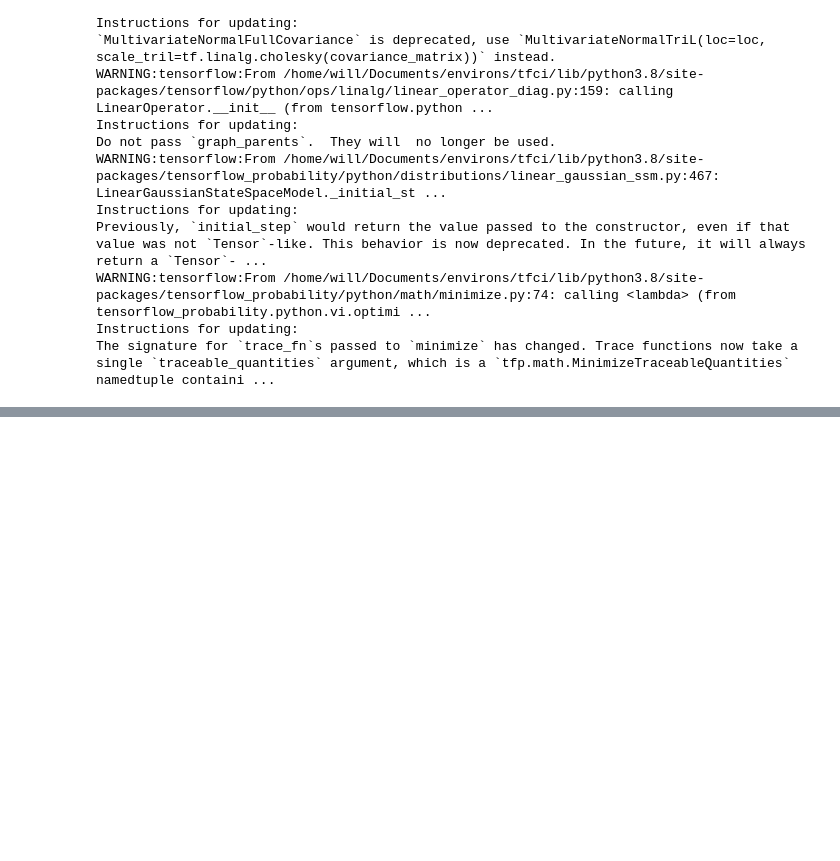
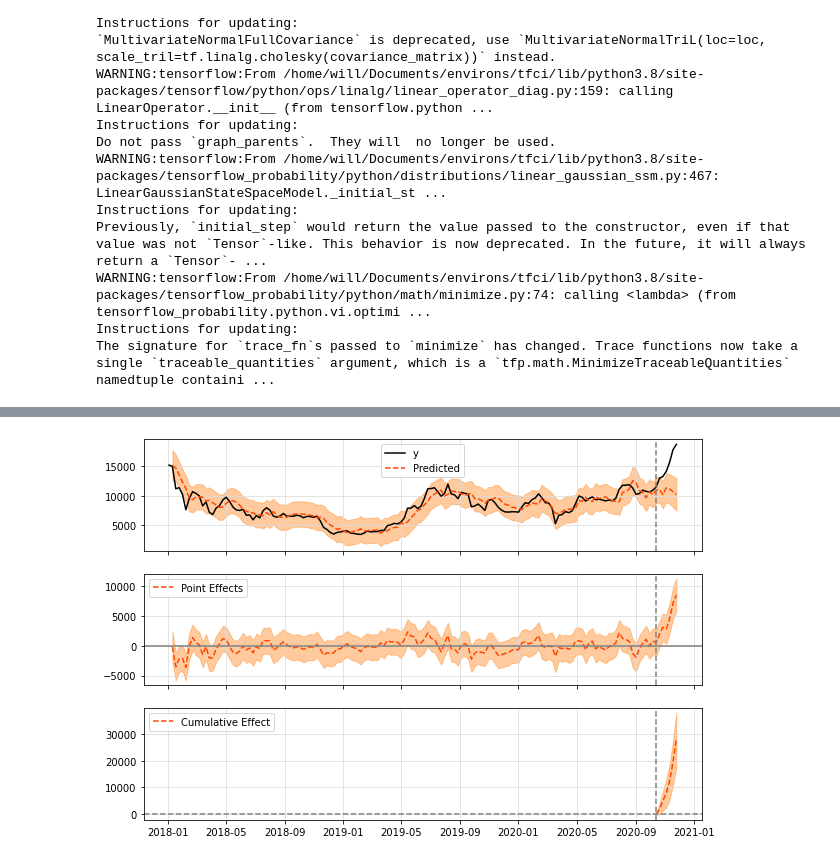
Before and after one commit to WillianFuks/tfcausalimpact, a Jupyter notebook: notebooks/getting_started.ipynb, the cells around one changed output, grey strips where cells are left out. Cells and saved outputs as stored; diff of their text form; code cells hidden in the pictures; blank space fills up the shorter version.

```diff
--- a/notebooks/getting_started.ipynb
+++ b/notebooks/getting_started.ipynb
@@ -541,0 +585,6 @@ The signature for `trace_fn`s passed to `minimize` has changed. Trace functions
+# %%
+X_data = pdr.get_data_yahoo(['TWTR', 'GOOGL', 'AAPL', 'MSFT', 'AMZN', 'FB', 'GOLD'],
+                          start=datetime.datetime(2018, 1, 1),
+                          end=datetime.datetime(2020, 12, 2))['Close']
+X_data = X_data.reset_index().drop_duplicates(subset='Date', keep='last').set_index('Date').sort_index()
+X_data = X_data.resample('D').fillna('nearest')
@@ -541,0 +608,5 @@ The signature for `trace_fn`s passed to `minimize` has changed. Trace functions
+# %%
+data = pd.concat([btc_data, X_data], axis=1)
+data.dropna(inplace=True)
+# %%
+data = data.resample('W-Wed').last().astype(np.float32)
@@ -541,0 +666,5 @@ The signature for `trace_fn`s passed to `minimize` has changed. Trace functions
+# %%
+pre_period=['2018-01-03', '2020-10-14']
+post_period=['2020-10-21', '2020-11-25']
+
+ci = CausalImpact(data, pre_period, post_period)
@@ -541,0 +698,4 @@ The signature for `trace_fn`s passed to `minimize` has changed. Trace functions
+# %%
+ci.plot()
+# %% [output]
+[figure, added]
```
Also changed, not shown: parts of 28 cells of this notebook, 2 other files.
